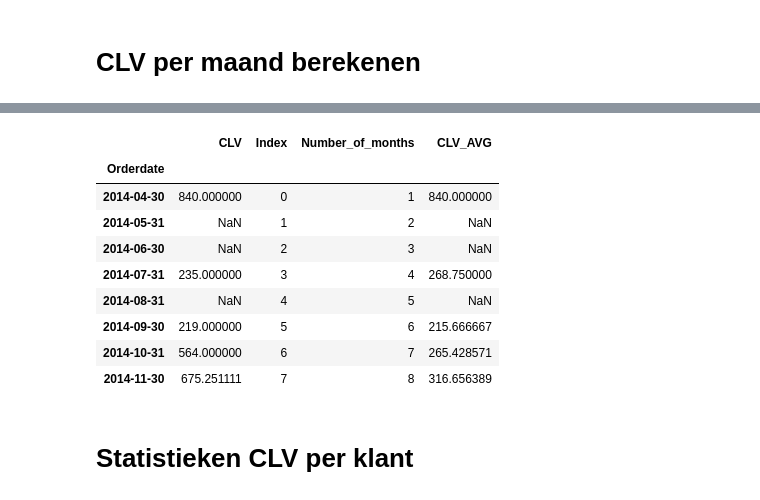
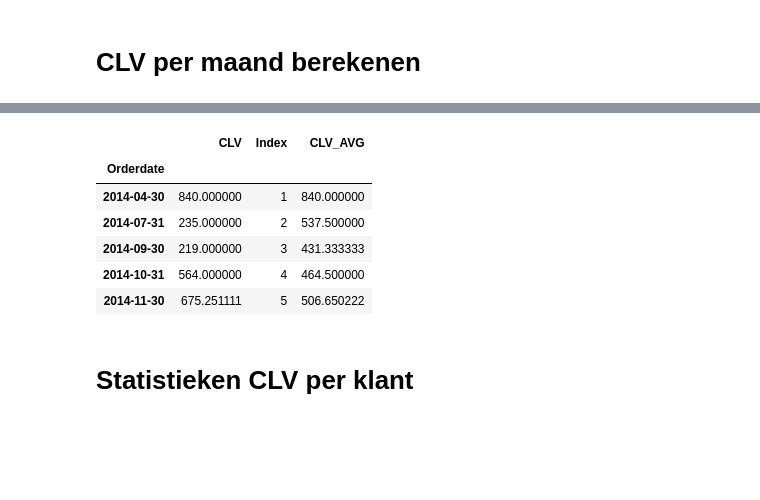
Before and after one commit to iwb-digital-growth-agency/python, a Jupyter notebook: CLV_Maxilia - nieuwe data set.ipynb, the cells around one changed output, grey strips where cells are left out. Saved outputs shown, nothing was run; the diff lists cells and outputs as text; code cells hidden in the pictures; blank space fills up the shorter version.

Commit message:
CLV average only divided by months with transactions

```diff
--- a/CLV_Maxilia - nieuwe data set.ipynb
+++ b/CLV_Maxilia - nieuwe data set.ipynb
@@ -396,25 +396,20 @@ df_transacties.head()
 # %%
 # New dataframe to calculate CLV averages. Needs "index" & "number of months" helper columns
 # Even if some rows ("months") are missing, "number of months" is still correct
 # Because it looks at the dates, not the index locations.
 df_clv_cum = df_transacties[['CLV']].copy()
-df_clv_cum['Index'] = np.arange(len(df_clv_cum))
-df_clv_cum['Number_of_months'] = df_clv_cum['Index'].apply(
-    lambda x: (df_clv_cum.index[x] - df_clv_cum.index[0]) // np.timedelta64(1, 'M') + 1)
-
-df_clv_cum['CLV_AVG'] = df_clv_cum['CLV'].cumsum().div(df_clv_cum['Number_of_months'])
+df_clv_cum.dropna(inplace=True)
+df_clv_cum['Index'] = np.arange(1, len(df_clv_cum) + 1)
+df_clv_cum['CLV_AVG'] = df_clv_cum['CLV'].cumsum().div(df_clv_cum['Index'])
 df_clv_cum
 # %% [output]
-|  | CLV | Index | Number_of_months | CLV_AVG |
-| Orderdate |  |  |  |  |
-| 2014-04-30 | 840.000000 | 0 | 1 | 840.000000 |
-| 2014-05-31 | NaN | 1 | 2 | NaN |
-| 2014-06-30 | NaN | 2 | 3 | NaN |
-| 2014-07-31 | 235.000000 | 3 | 4 | 268.750000 |
-| 2014-08-31 | NaN | 4 | 5 | NaN |
-| 2014-09-30 | 219.000000 | 5 | 6 | 215.666667 |
-| 2014-10-31 | 564.000000 | 6 | 7 | 265.428571 |
-| 2014-11-30 | 675.251111 | 7 | 8 | 316.656389 |
+|  | CLV | Index | CLV_AVG |
+| Orderdate |  |  |  |
+| 2014-04-30 | 840.000000 | 1 | 840.000000 |
+| 2014-07-31 | 235.000000 | 2 | 537.500000 |
+| 2014-09-30 | 219.000000 | 3 | 431.333333 |
+| 2014-10-31 | 564.000000 | 4 | 464.500000 |
+| 2014-11-30 | 675.251111 | 5 | 506.650222 |
 # %%
 # df_clv_cum = pd.DataFrame(df_transacties.iloc[:,-2])
 # df_clv_cum['CLV_cumulatief'] = df_clv_cum.rolling(window=4).mean()
```
